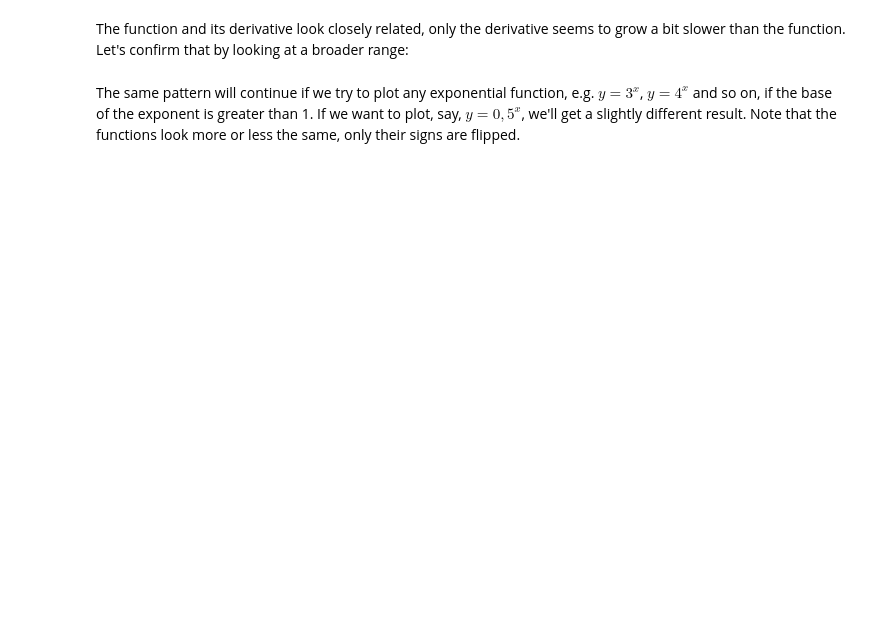
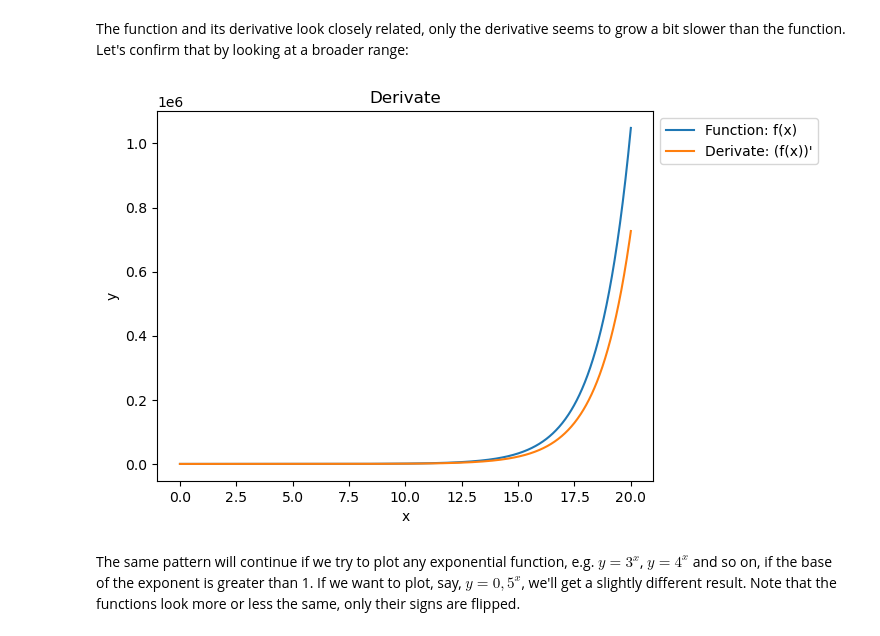
Before and after one commit to vessln/Math_concepts_for_developers, a Jupyter notebook: 4.Calculus-Exercise/Calculus Exercise.ipynb, the cells around one changed output. Drawn from its saved outputs; the diff is of its cells as text; code cells hidden in the pictures; blank space fills up the shorter version.

```diff
--- a/4.Calculus-Exercise/Calculus Exercise.ipynb
+++ b/4.Calculus-Exercise/Calculus Exercise.ipynb
@@ -171,7 +235,9 @@ plot_derivative(lambda x: 2 ** x, min_x = 0, max_x = 10)
 # %% [markdown]
 The function and its derivative look closely related, only the derivative seems to grow a bit slower than the function. Let's confirm that by looking at a broader range:
 # %%
-plot_derivative(lambda x: 2 ** x, min_x = 0, max_x = 20)
+plot_derivative(lambda x: 2 ** x, min_x = 0, max_x = 20, is_equal = False)
+# %% [output]
+[figure, added]
 # %% [markdown]
 The same pattern will continue if we try to plot any exponential function, e.g. $y = 3^x$, $y = 4^x$ and so on, if the base of the exponent is greater than 1. If we want to plot, say, $y = 0,5^x$, we'll get a slightly different result. Note that the functions look more or less the same, only their signs are flipped.
 # %%
```
Also changed, not shown: parts of 19 cells of this notebook, 1 other file.
